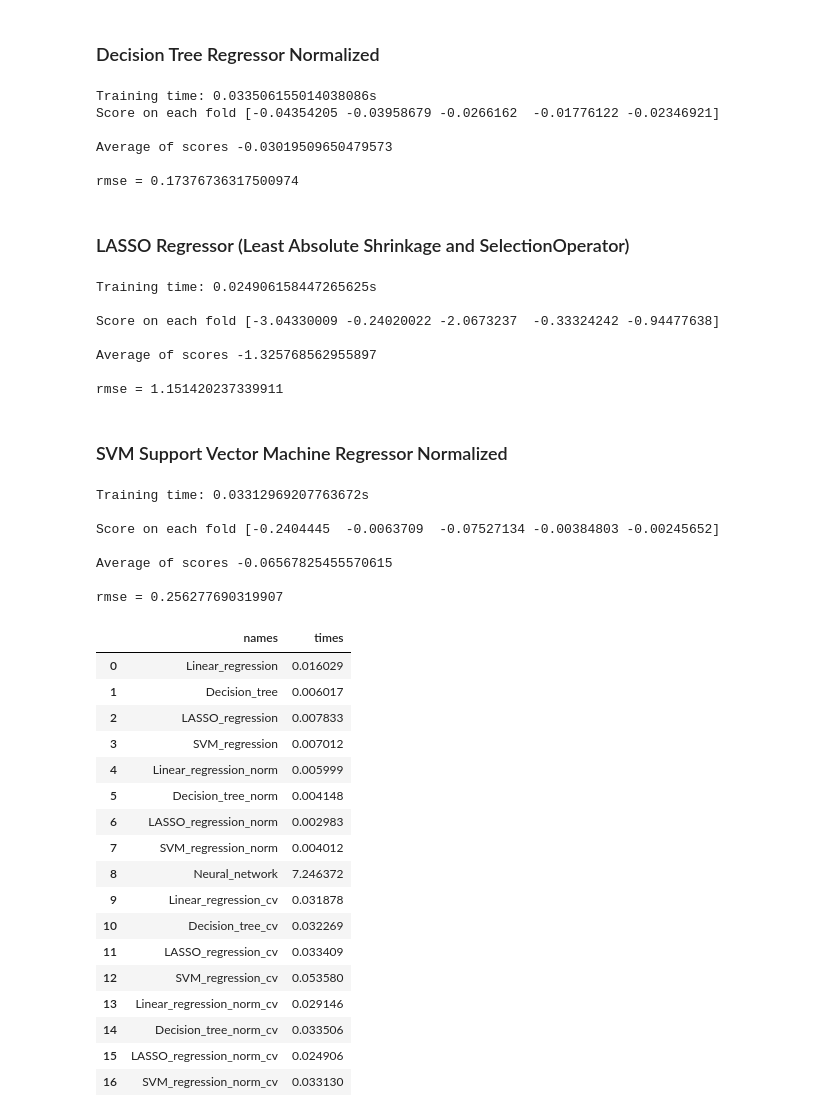
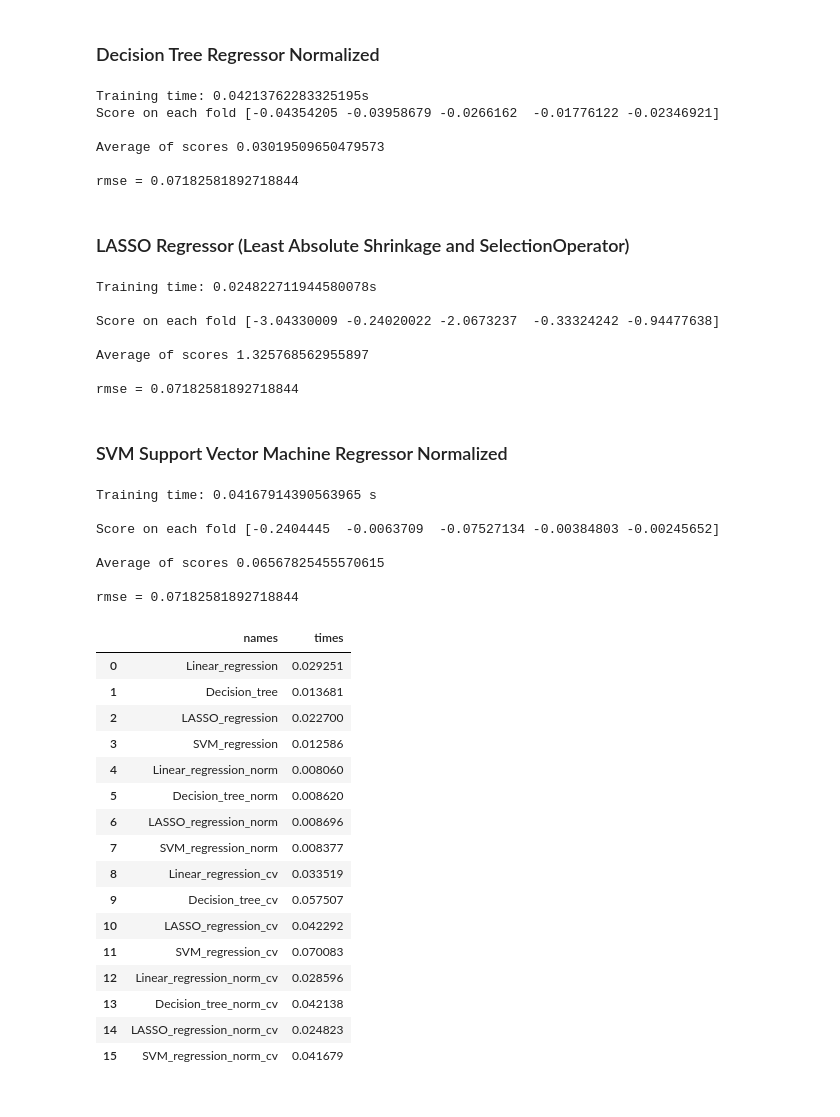
Before and after one commit to montwa/Ryerson, a Jupyter notebook: Coffee Price Regression Analysis.ipynb, the cells around one changed output. Cells and saved outputs as stored; diff of their text form; code cells hidden in the pictures.

Commit message:
update for MAE and RMSE

```diff
--- a/Coffee Price Regression Analysis.ipynb
+++ b/Coffee Price Regression Analysis.ipynb
@@ -1817,16 +1822,16 @@ dtncv_time = end - start
 print(f'\nTraining time: {dtncv_time}s')
 
 print(f'Score on each fold {scores_tree_norm}')
-print(f'\nAverage of scores {scores_tree_norm.mean()}')
-rmse = np.sqrt(-scores_tree_norm.mean())
+print(f'\nAverage of scores {scores_tree_norm.mean()*-1}')
+rmse_norm_decision_tree = np.sqrt(-scores_tree_norm.mean())
 print(f'\nrmse = {rmse}')
 # %% [output]
-Training time: 0.033506155014038086s
+Training time: 0.04213762283325195s
 Score on each fold [-0.04354205 -0.03958679 -0.0266162  -0.01776122 -0.02346921]
 
-Average of scores -0.03019509650479573
+Average of scores 0.03019509650479573
 
-rmse = 0.17376736317500974
+rmse = 0.07182581892718844
 # %% [markdown]
 ### LASSO Regressor (Least Absolute Shrinkage and SelectionOperator)
 # %%
@@ -1852,17 +1857,17 @@ lassoncv_time = end - start
 print(f'Training time: {lassoncv_time}s')
 
 print(f'\nScore on each fold {scores_lasso_norm}')
-print(f'\nAverage of scores {scores_lasso_norm.mean()}')
-rmse = np.sqrt(-scores_lasso_norm.mean())
+print(f'\nAverage of scores {scores_lasso_norm.mean()*-1}')
+rmse_norm_lasso = np.sqrt(-scores_lasso_norm.mean())
 print(f'\nrmse = {rmse}')
 # %% [output]
-Training time: 0.024906158447265625s
+Training time: 0.024822711944580078s
 
 Score on each fold [-3.04330009 -0.24020022 -2.0673237  -0.33324242 -0.94477638]
 
-Average of scores -1.325768562955897
+Average of scores 1.325768562955897
 
-rmse = 1.151420237339911
+rmse = 0.07182581892718844
 # %% [markdown]
 ### SVM Support Vector Machine Regressor Normalized
 # %%
@@ -1884,48 +1889,48 @@ end = time.time()
 # total training time
 svmncv_time = end - start
 
-print(f'Training time: {svmncv_time}s')
+print(f'Training time: {svmncv_time} s')
 
 print(f'\nScore on each fold {scores_svm_norm}')
-print(f'\nAverage of scores {scores_svm_norm.mean()}')
-rmse = np.sqrt(-scores_svm_norm.mean())
+print(f'\nAverage of scores {scores_svm_norm.mean()*-1}')
+rmse_norm_svm = np.sqrt(-scores_svm_norm.mean())
 print(f'\nrmse = {rmse}')
 # %% [output]
-Training time: 0.03312969207763672s
+Training time: 0.04167914390563965 s
 
 Score on each fold [-0.2404445  -0.0063709  -0.07527134 -0.00384803 -0.00245652]
 
-Average of scores -0.06567825455570615
+Average of scores 0.06567825455570615
 
-rmse = 0.256277690319907
+rmse = 0.07182581892718844
 # %%
 # Efficiency, by measuring the time each model took to be trained or tested
 times =  pd.DataFrame()
 times['names'] = ['Linear_regression', 'Decision_tree', 'LASSO_regression', 'SVM_regression',
-                 'Linear_regression_norm', 'Decision_tree_norm', 'LASSO_regression_norm', 'SVM_regression_norm', 'Neural_network', 'Linear_regression_cv', 'Decision_tree_cv', 'LASSO_regression_cv', 'SVM_regression_cv',
+                 'Linear_regression_norm', 'Decision_tree_norm', 'LASSO_regression_norm', 'SVM_regression_norm', 'Linear_regression_cv', 'Decision_tree_cv', 'LASSO_regression_cv', 'SVM_regression_cv',
                  'Linear_regression_norm_cv', 'Decision_tree_norm_cv', 'LASSO_regression_norm_cv', 'SVM_regression_norm_cv']
 
 times['times'] = [lr_time, dt_time, lasso_time, svm_time,
-                lrn_time, dtn_time, lasson_time, svmn_time, nn_time,
+                lrn_time, dtn_time, lasson_time, svmn_time,
                 lrcv_time, dtcv_time, lassocv_time, svmcv_time,
                 lrncv_time, dtncv_time, lassoncv_time, svmncv_time,]
+
 times
 # %% [output]
 |  | names | times |
-| 0 | Linear_regression | 0.016029 |
-| 1 | Decision_tree | 0.006017 |
-| 2 | LASSO_regression | 0.007833 |
-| 3 | SVM_regression | 0.007012 |
-| 4 | Linear_regression_norm | 0.005999 |
-| 5 | Decision_tree_norm | 0.004148 |
-| 6 | LASSO_regression_norm | 0.002983 |
-| 7 | SVM_regression_norm | 0.004012 |
-| 8 | Neural_network | 7.246372 |
-| 9 | Linear_regression_cv | 0.031878 |
-| 10 | Decision_tree_cv | 0.032269 |
-| 11 | LASSO_regression_cv | 0.033409 |
-| 12 | SVM_regression_cv | 0.053580 |
-| 13 | Linear_regression_norm_cv | 0.029146 |
-| 14 | Decision_tree_norm_cv | 0.033506 |
-| 15 | LASSO_regression_norm_cv | 0.024906 |
-| 16 | SVM_regression_norm_cv | 0.033130 |
+| 0 | Linear_regression | 0.029251 |
+| 1 | Decision_tree | 0.013681 |
+| 2 | LASSO_regression | 0.022700 |
+| 3 | SVM_regression | 0.012586 |
+| 4 | Linear_regression_norm | 0.008060 |
+| 5 | Decision_tree_norm | 0.008620 |
+| 6 | LASSO_regression_norm | 0.008696 |
+| 7 | SVM_regression_norm | 0.008377 |
+| 8 | Linear_regression_cv | 0.033519 |
+| 9 | Decision_tree_cv | 0.057507 |
+| 10 | LASSO_regression_cv | 0.042292 |
+| 11 | SVM_regression_cv | 0.070083 |
+| 12 | Linear_regression_norm_cv | 0.028596 |
+| 13 | Decision_tree_norm_cv | 0.042138 |
+| 14 | LASSO_regression_norm_cv | 0.024823 |
+| 15 | SVM_regression_norm_cv | 0.041679 |
```
Also changed, not shown: parts of 24 cells of this notebook.
